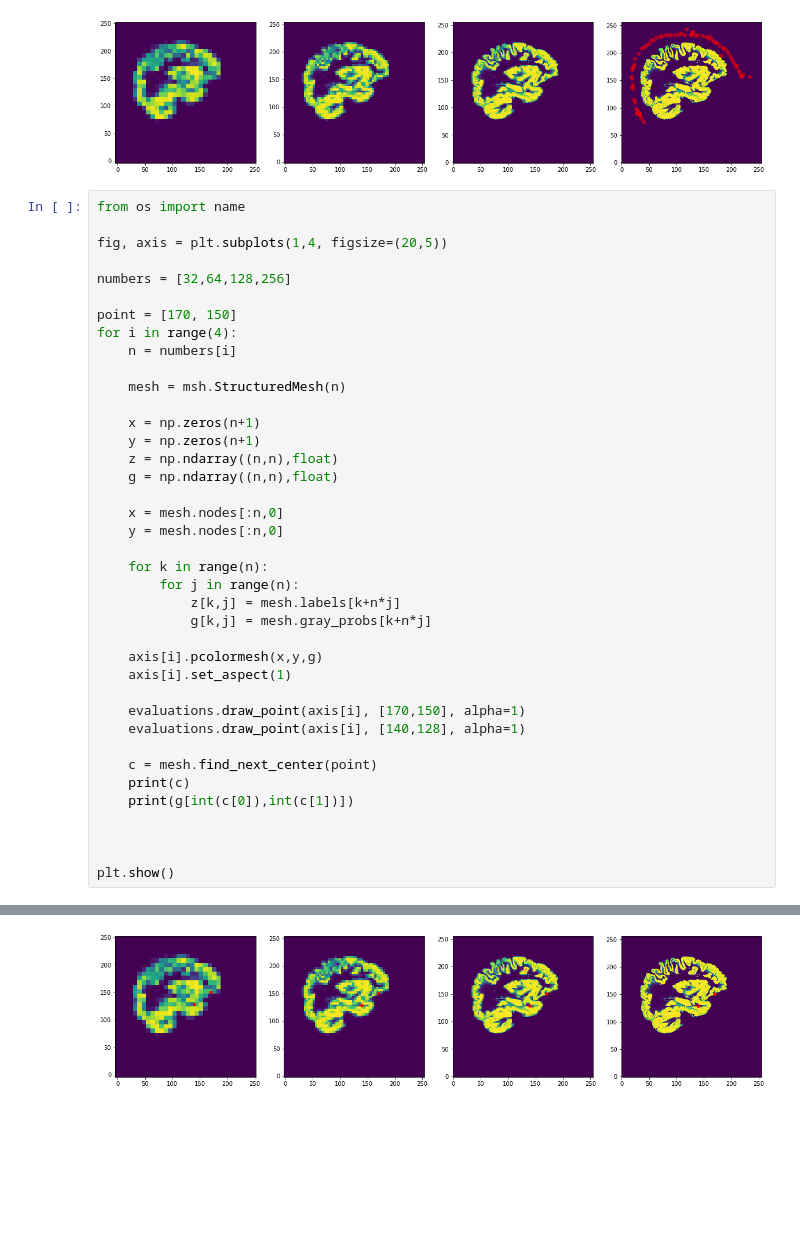
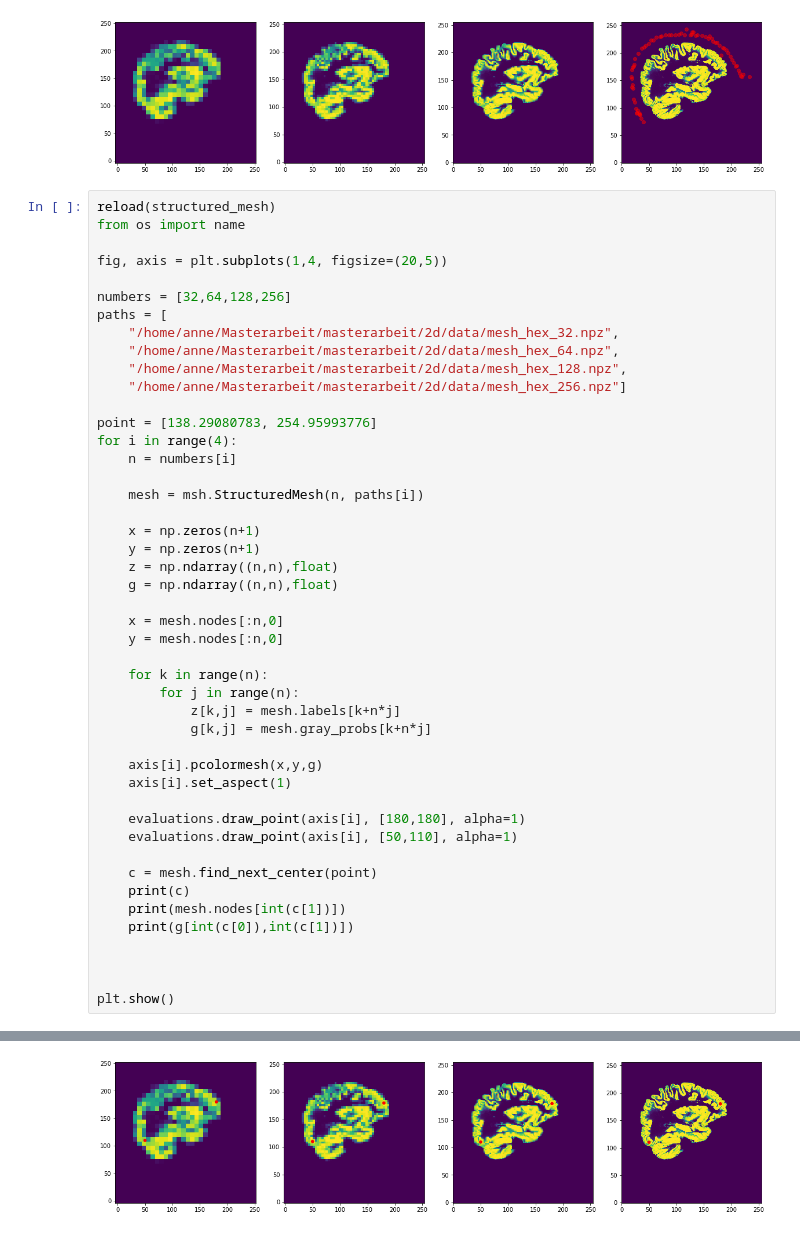
Before and after one commit to annegretW/Masterarbeit_EEG_Uncertainties, a Jupyter notebook: masterarbeit/2d/python/test.ipynb, the cells around one changed output, grey strips where cells are left out. Drawn from its saved outputs; the diff is of its cells as text; blank space fills up the shorter version.

```diff
--- a/masterarbeit/2d/python/test.ipynb
+++ b/masterarbeit/2d/python/test.ipynb
@@ -163,17 +202,23 @@ plt.show()
 [0. 0. 0. ... 0. 0. 0.]
 [figure]
 # %%
+reload(structured_mesh)
 from os import name
 
 fig, axis = plt.subplots(1,4, figsize=(20,5))
 
 numbers = [32,64,128,256]
+paths = [
+    "/home/anne/Masterarbeit/masterarbeit/2d/data/mesh_hex_32.npz",
+    "/home/anne/Masterarbeit/masterarbeit/2d/data/mesh_hex_64.npz",
+    "/home/anne/Masterarbeit/masterarbeit/2d/data/mesh_hex_128.npz",
+    "/home/anne/Masterarbeit/masterarbeit/2d/data/mesh_hex_256.npz"]
 
-point = [170, 150]
+point = [138.29080783, 254.95993776]
 for i in range(4):
     n = numbers[i]
 
-    mesh = msh.StructuredMesh(n)
+    mesh = msh.StructuredMesh(n, paths[i])
 
     x = np.zeros(n+1)
     y = np.zeros(n+1)
@@ -191,11 +236,12 @@ for i in range(4):
     axis[i].pcolormesh(x,y,g)
     axis[i].set_aspect(1)
 
-    evaluations.draw_point(axis[i], [170,150], alpha=1)
-    evaluations.draw_point(axis[i], [140,128], alpha=1)
+    evaluations.draw_point(axis[i], [180,180], alpha=1)
+    evaluations.draw_point(axis[i], [50,110], alpha=1)
 
     c = mesh.find_next_center(point)
     print(c)
+    print(mesh.nodes[int(c[1])])
     print(g[int(c[0]),int(c[1])])
 
 
@@ -222 +268 @@ Created new mesh with
-[figure, old version]
+[figure, new version]
```
Also changed, not shown: parts of 3 cells of this notebook, 8 other files.
